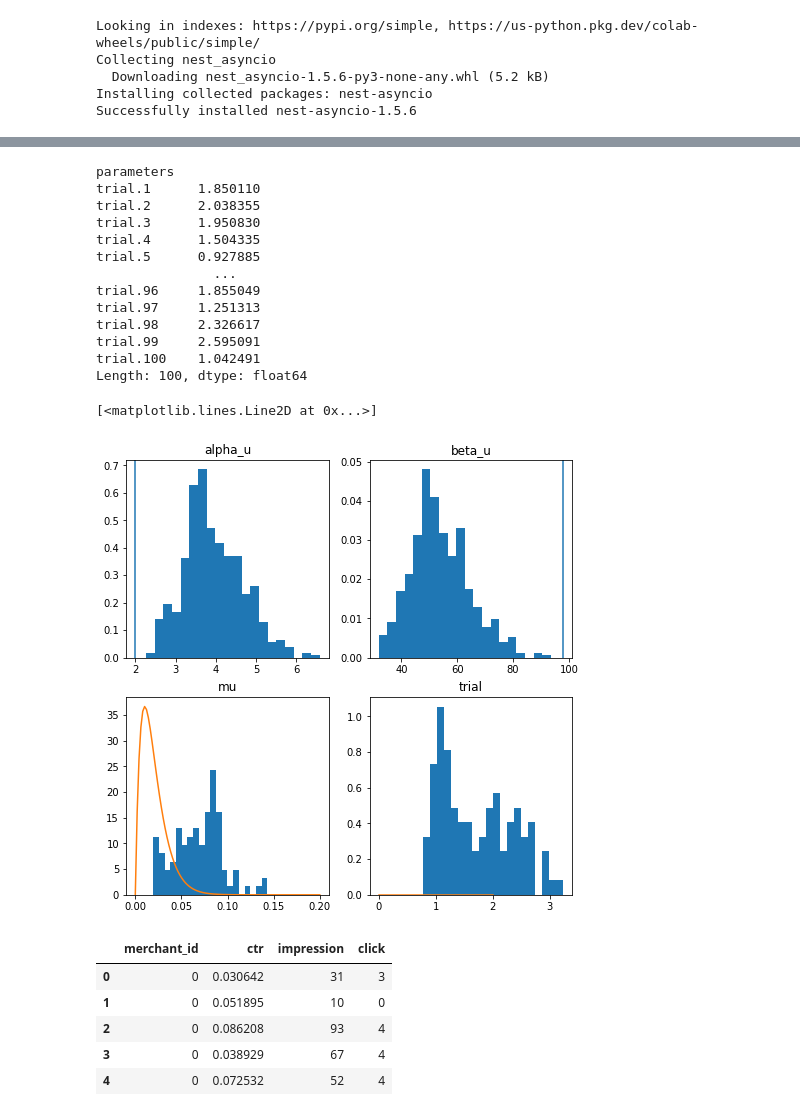
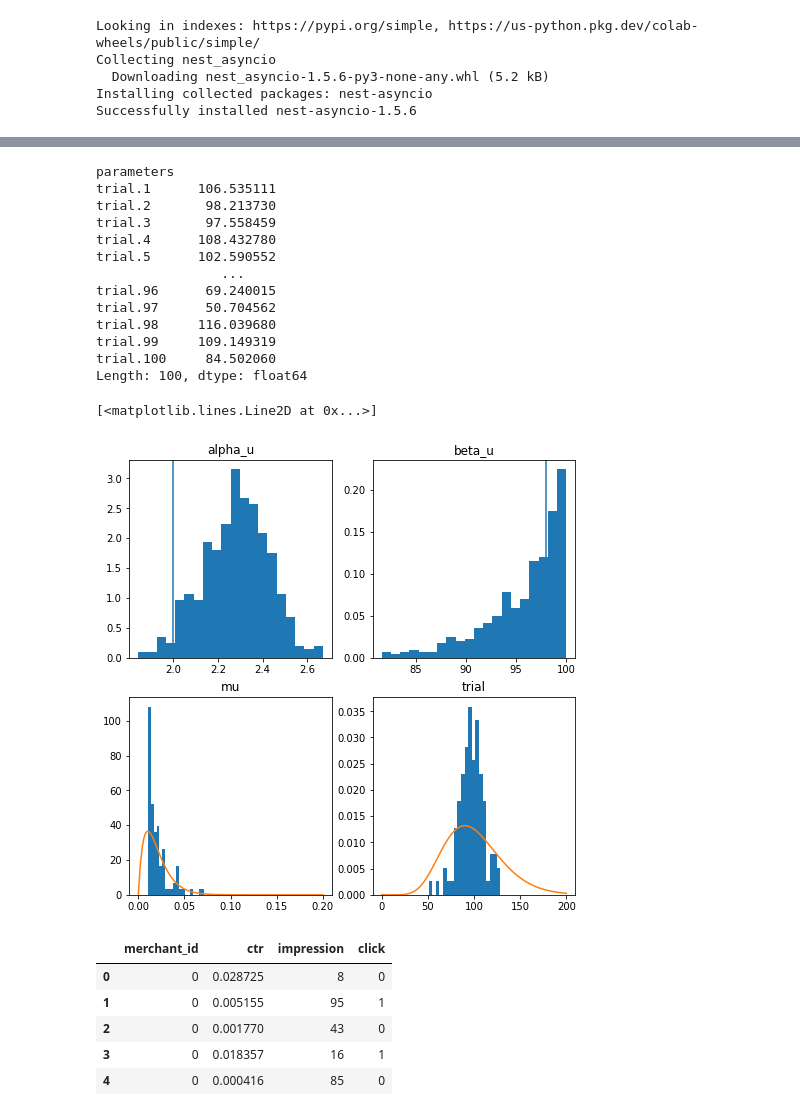
Before and after one commit to WellFan/bayesian_with_merchants, a Jupyter notebook: merchants_goods_model.ipynb, the cells around one changed output, grey strips where cells are left out. Drawn from its saved outputs; the diff is of its cells as text; code cells hidden in the pictures.

```diff
--- a/merchants_goods_model.ipynb
+++ b/merchants_goods_model.ipynb
@@ -23,7 +45,8 @@ ngoods = np.random.randint(low=1, high=101, size=nmerchants)
 alpha_u = 2
 beta_u = 98
 mu_i = stats.beta.rvs(alpha_u, beta_u, size=nmerchants)
-trial = 10*stats.expon.rvs(scale=10, size=nmerchants)
+trial = stats.gamma.rvs(10, scale=10, size=nmerchants)
+true_parameters = {'alpha_u':alpha_u, 'beta_u':beta_u, 'mu_i':mu_i, 'trial':trial, 'ngoods':ngoods, 'alpha_i':mu_i*trial, 'beta_i':(1-mu_i)*trial}
 data = np.array(([0], [0], [0], [0]))
 for i in range(nmerchants):
   ctr = np.array(stats.beta.rvs(mu_i[i]*trial[i], (1-mu_i[i])*trial[i], size=ngoods[i]))
@@ -108,17 +144,17 @@ df.head()
 df.iloc[:,107:207].mean()
 # %% [output]
 parameters
-trial.1      1.850110
-trial.2      2.038355
-trial.3      1.950830
-trial.4      1.504335
-trial.5      0.927885
-               ...
-trial.96     1.855049
-trial.97     1.251313
-trial.98     2.326617
-trial.99     2.595091
-trial.100    1.042491
+trial.1      106.535111
+trial.2       98.213730
+trial.3       97.558459
+trial.4      108.432780
+trial.5      102.590552
+                ...
+trial.96      69.240015
+trial.97      50.704562
+trial.98     116.039680
+trial.99     109.149319
+trial.100     84.502060
 Length: 100, dtype: float64
 # %%
 alpha_u = df['alpha_u']
@@ -130,32 +166,32 @@ beta_i = df.iloc[:, 309:409]
 # %%
 points = np.linspace(0, 100, 1001, endpoint=True)
 fig, axes = plt.subplots(nrows=2, ncols=2, figsize=(8, 8))
 axes[0,0].set_title('alpha_u')
 axes[0,0].hist(alpha_u, density=True, bins=20)
 axes[0,0].axvline(2)
 axes[0,1].set_title('beta_u')
 axes[0,1].hist(beta_u, density=True, bins=20)
 axes[0,1].axvline(98)
 axes[1,0].set_title('mu')
 axes[1,0].hist(mu.mean(), density=True, bins=20)
 axes[1,0].plot(np.linspace(0, 0.2, 100), stats.beta.pdf(np.linspace(0, 0.2, 100), 2, 98))
 axes[1,1].set_title('trial')
 axes[1,1].hist(trial.mean(), density=True, bins=20)
-axes[1,1].plot(np.linspace(0, 2, 100), stats.gamma.pdf(np.linspace(0, 2, 100), 10, 10))
+axes[1,1].plot(np.linspace(0, 200, 100), stats.gamma.pdf(np.linspace(0, 200, 100), a=10, scale=10))
 # %% [output]
 [<matplotlib.lines.Line2D at 0x...>]
-[figure, old version]
+[figure, new version]
 # %%
 customer_stan = pd.DataFrame(data, columns=['merchant_id', 'ctr', 'impression', 'click'])
 customer_stan = customer_stan.astype({'merchant_id':int, 'impression':int, 'click':int})
 customer_stan.head()
 # %% [output]
 |  | merchant_id | ctr | impression | click |
-| 0 | 0 | 0.030642 | 31 | 3 |
-| 1 | 0 | 0.051895 | 10 | 0 |
-| 2 | 0 | 0.086208 | 93 | 4 |
-| 3 | 0 | 0.038929 | 67 | 4 |
-| 4 | 0 | 0.072532 | 52 | 4 |
+| 0 | 0 | 0.028725 | 8 | 0 |
+| 1 | 0 | 0.005155 | 95 | 1 |
+| 2 | 0 | 0.001770 | 43 | 0 |
+| 3 | 0 | 0.018357 | 16 | 1 |
+| 4 | 0 | 0.000416 | 85 | 0 |
 # %%
 customer_stan['alpha_i'] = alpha_i.mean()[customer_stan.merchant_id][1]
 customer_stan['beta_i'] = beta_i.mean()[customer_stan.merchant_id][1]
```
Also changed, not shown: parts of 29 cells of this notebook.
